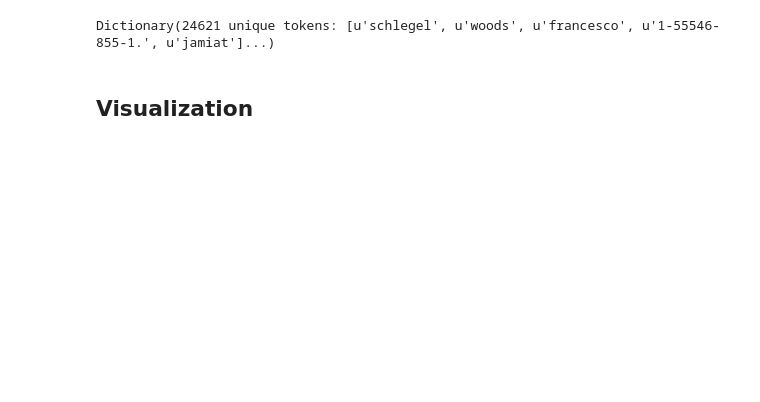
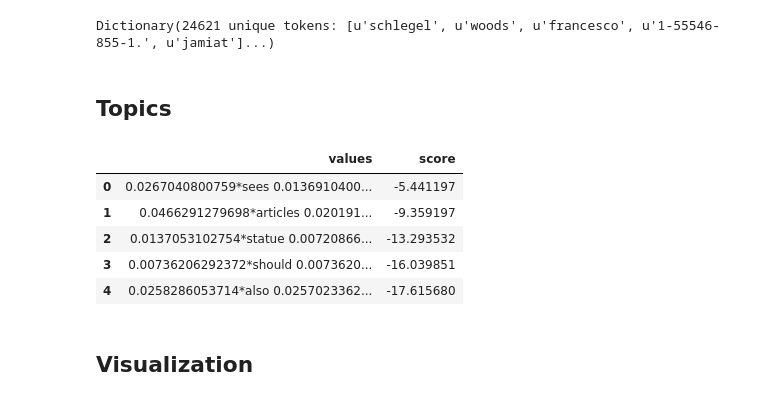
Before and after one commit to taniki/comp.soc-of-philosophy, a Jupyter notebook: communities to latent dirichlet allocation.ipynb, the cells around one changed output. Drawn from its saved outputs; the diff is of its cells as text; code cells hidden in the pictures; blank space fills up the shorter version.

```diff
--- a/communities to latent dirichlet allocation.ipynb
+++ b/communities to latent dirichlet allocation.ipynb
@@ -65,3 +65,23 @@ training = [dictionary.doc2bow(doc) for doc in corpus]
 lda = models.ldamodel.LdaModel(corpus=training, id2word=dictionary, num_topics=250, passes=20)
 # %%
 lda.save("datasets/lda-250topics.mm")
+# %% [markdown]
+## Topics
+# %%
+topics = pd.DataFrame()
+# %%
+top_topics = lda.top_topics(training, num_words=10)
+# %%
+c = zip(*[ (" ".join([ "%s*%s" % (v,w) for v,w in values ]), score) for values, score in top_topics ])
+# %%
+topics["values"] = c[0]
+topics["score"] = c[1]
+# %%
+topics.head()
+# %% [output]
+|  | values | score |
+| 0 | 0.0267040800759*sees 0.0136910400... | -5.441197 |
+| 1 | 0.0466291279698*articles 0.020191... | -9.359197 |
+| 2 | 0.0137053102754*statue 0.00720866... | -13.293532 |
+| 3 | 0.00736206292372*should 0.0073620... | -16.039851 |
+| 4 | 0.0258286053714*also 0.0257023362... | -17.615680 |
```
Also changed, not shown: parts of 7 cells of this notebook.
